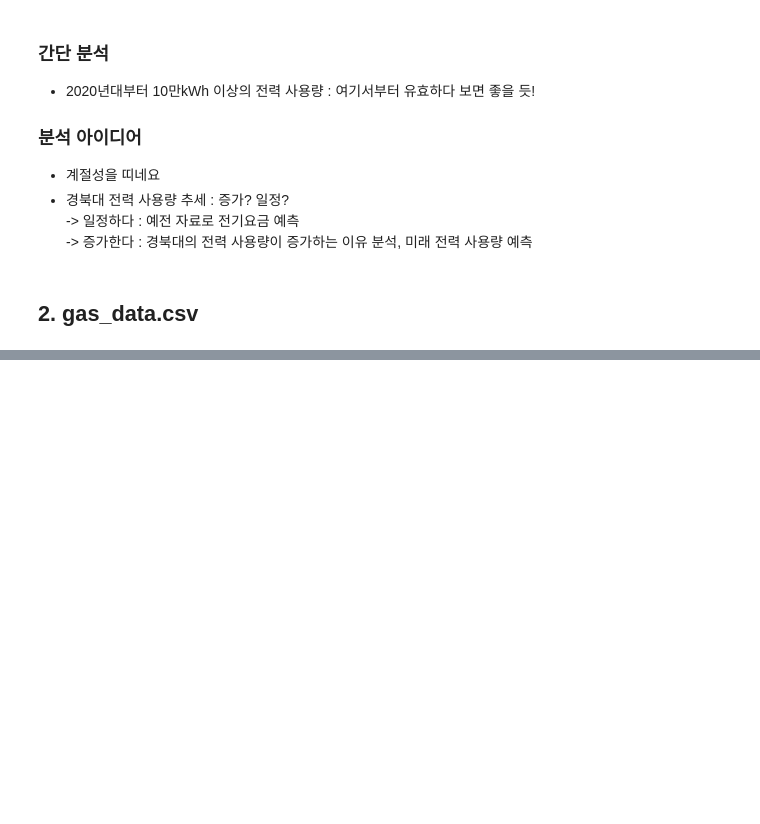
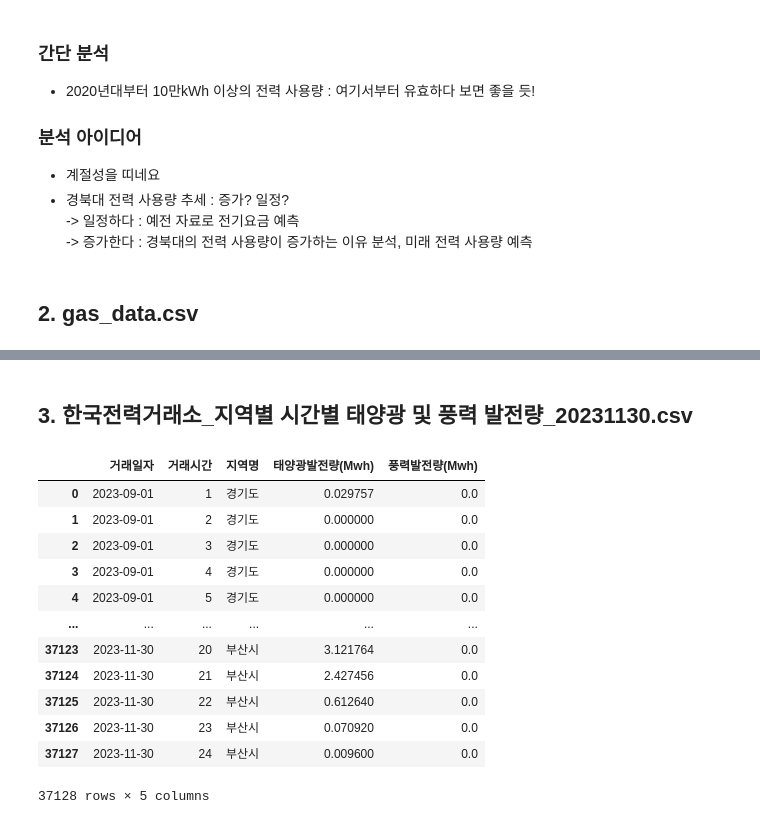
Before and after one commit to zeenoo11/Project_LivingLab, a Jupyter notebook: Projects/B01_prep_ideas.ipynb, the cells around one changed output, grey strips where cells are left out. Saved outputs shown, nothing was run; the diff lists cells and outputs as text; code cells hidden in the pictures; blank space fills up the shorter version.

```diff
--- a/Projects/B01_prep_ideas.ipynb
+++ b/Projects/B01_prep_ideas.ipynb
@@ -77,0 +105,20 @@ plt.show()
+# %% [markdown]
+## 3. 한국전력거래소_지역별 시간별 태양광 및 풍력 발전량_20231130.csv
+# %%
+# 1. Load the data
+data_elec = pd.read_csv('../DATA/한국전력거래소_지역별 시간별 태양광 및 풍력 발전량_20231130.csv', encoding='cp949')
+data_elec
+# %% [output]
+|  | 거래일자 | 거래시간 | 지역명 | 태양광발전량(Mwh) | 풍력발전량(Mwh) |
+| 0 | 2023-09-01 | 1 | 경기도 | 0.029757 | 0.0 |
+| 1 | 2023-09-01 | 2 | 경기도 | 0.000000 | 0.0 |
+| 2 | 2023-09-01 | 3 | 경기도 | 0.000000 | 0.0 |
+| 3 | 2023-09-01 | 4 | 경기도 | 0.000000 | 0.0 |
+| 4 | 2023-09-01 | 5 | 경기도 | 0.000000 | 0.0 |
+| ... | ... | ... | ... | ... | ... |
+| 37123 | 2023-11-30 | 20 | 부산시 | 3.121764 | 0.0 |
+| 37124 | 2023-11-30 | 21 | 부산시 | 2.427456 | 0.0 |
+| 37125 | 2023-11-30 | 22 | 부산시 | 0.612640 | 0.0 |
+| 37126 | 2023-11-30 | 23 | 부산시 | 0.070920 | 0.0 |
+| 37127 | 2023-11-30 | 24 | 부산시 | 0.009600 | 0.0 |
+37128 rows × 5 columns
```
Also changed, not shown: parts of 7 cells of this notebook.
